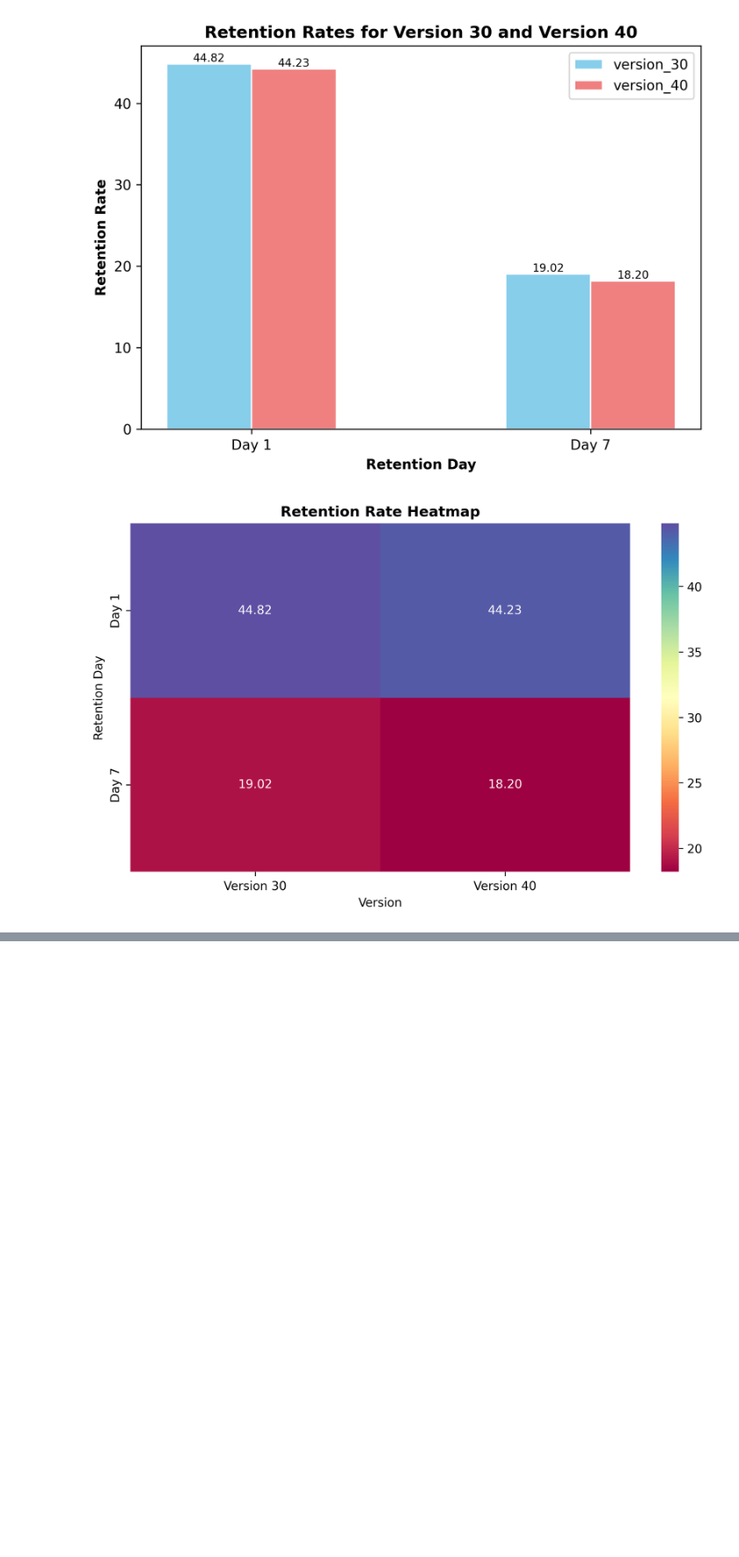
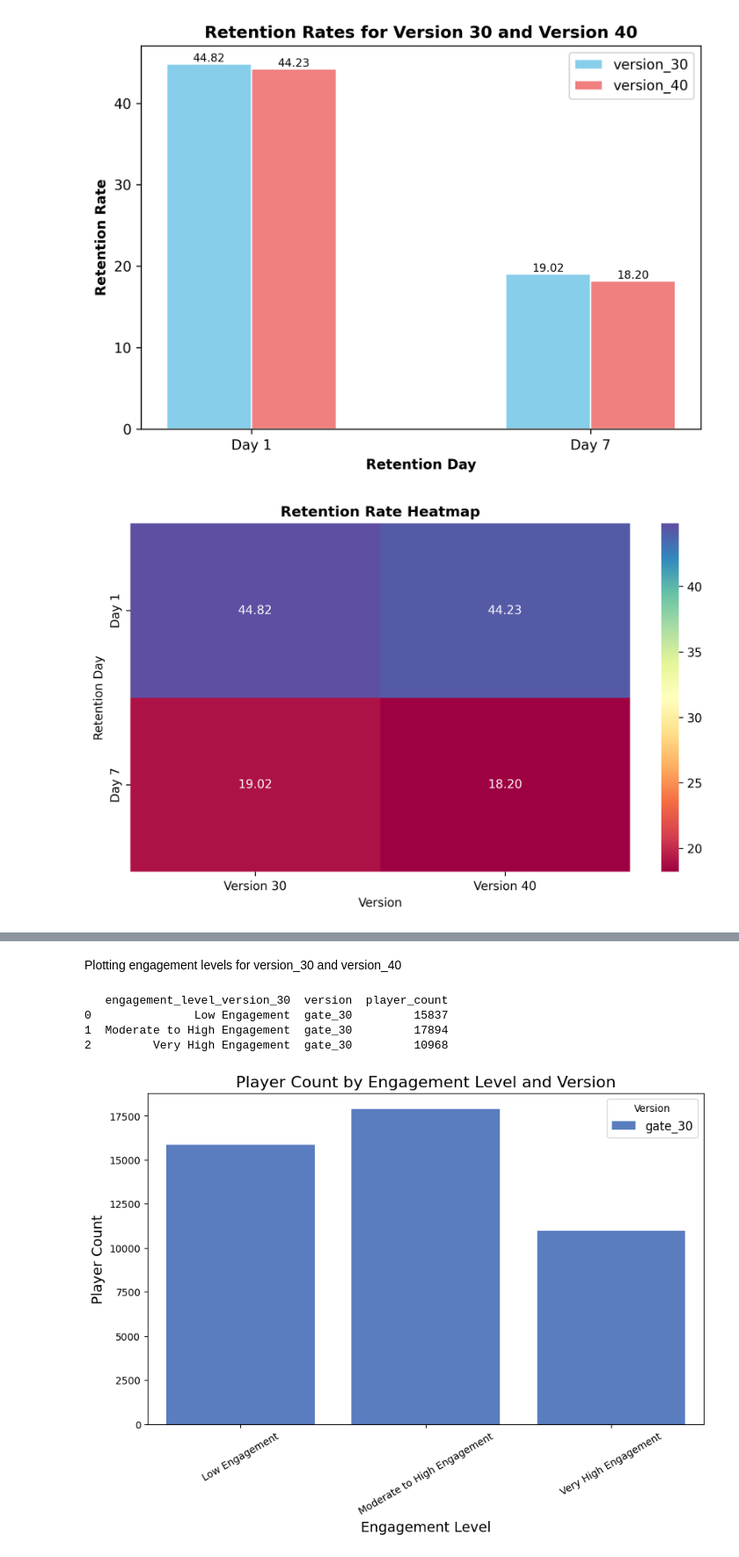
Before and after one commit to Skrishnaanjali/Cookie_cats_dataanalysis, a Jupyter notebook: Data_Analysis_cookiecats_final_draft.ipynb, the cells around one changed output, grey strips where cells are left out. Shown at 88% size. Cells and saved outputs as stored; diff of their text form; code cells hidden in the pictures; blank space fills up the shorter version.

```diff
--- a/Data_Analysis_cookiecats_final_draft.ipynb
+++ b/Data_Analysis_cookiecats_final_draft.ipynb
@@ -361,0 +429,3 @@ The categorization is done based on the mean and medium values of the "sum_gamro
+# %%
+sum_gamerounds_version_30 =version_30[version_30['sum_gamerounds']<3000]
+sum_gamerounds_version_40 =version_40[version_40['sum_gamerounds']<3000]
@@ -361,0 +434,10 @@ The categorization is done based on the mean and medium values of the "sum_gamro
+# %%
+#Finding mean and median values for sum_gamerounds for both versions of the game
+mean_gamerounds_version_30 = sum_gamerounds_version_30['sum_gamerounds'].mean()
+median_gamerounds_version_30 = sum_gamerounds_version_30['sum_gamerounds'].median()
+print("Mean value of gamerounds for version_30 is:",mean_gamerounds_version_30)
+print("Median value of sum_gamerounds for version_30 is:",median_gamerounds_version_30)
+mean_gamerounds_version_40 = sum_gamerounds_version_40['sum_gamerounds'].mean()
+median_gamerounds_version_40 = sum_gamerounds_version_40['sum_gamerounds'].median()
+print("Mean value of sum_gamerounds for version_40 is:",mean_gamerounds_version_40)
+print("Median value of sum_gamerounds for version_40 is:",median_gamerounds_version_40)
@@ -361,0 +473,6 @@ The categorization is done based on the mean and medium values of the "sum_gamro
+# %%
+# Apply the categorization and create a new column for engagement levels in version_30 and version 40
+sum_gamerounds_version_30['engagement_level_version_30'] = version_30['sum_gamerounds'].apply(lambda rounds: categorize_engagement(rounds, median_gamerounds_version_30, mean_gamerounds_version_30))
+sum_gamerounds_version_40['engagement_level_version_40'] = version_40['sum_gamerounds'].apply(lambda rounds: categorize_engagement(rounds, median_gamerounds_version_40, mean_gamerounds_version_40))
+
+version_40
@@ -361,0 +498,33 @@ The categorization is done based on the mean and medium values of the "sum_gamro
+# %% [markdown]
+Plotting engagement levels for version_30 and version_40
+# %%
+import seaborn as sns
+import matplotlib.pyplot as plt
+
+# Group data by engagement level and version, and calculate player count
+player_count_data = sum_gamerounds_version_30.groupby(['engagement_level_version_30', 'version']).agg(player_count=('userid', 'count')).reset_index()
+print(player_count_data)
+# Plot a bar chart with Seaborn
+plt.figure(figsize=(10, 6))
+sns.barplot(
+    data=player_count_data,
+    x='engagement_level_version_30',
+    y='player_count',
+    hue='version',
+    palette='muted'
+)
+
+# Add titles and labels
+plt.title('Player Count by Engagement Level and Version', fontsize=16)
+plt.xlabel('Engagement Level', fontsize=14)
+plt.ylabel('Player Count', fontsize=14)
+plt.legend(title='Version', fontsize=12)
+
+plt.xticks(rotation=30)  # Rotate x-axis labels for better readability
+plt.show()
+# %% [output]
+   engagement_level_version_30  version  player_count
+0               Low Engagement  gate_30         15837
+1  Moderate to High Engagement  gate_30         17894
+2         Very High Engagement  gate_30         10968
+[figure, added]
```
Also changed, not shown: parts of 28 cells of this notebook.
